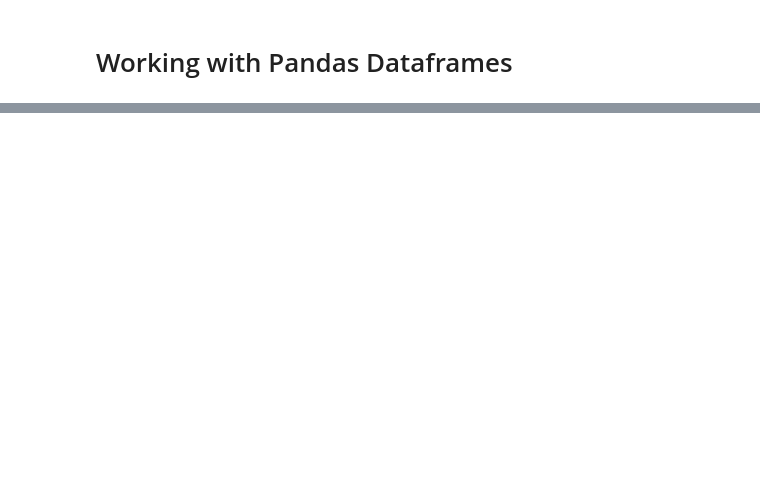
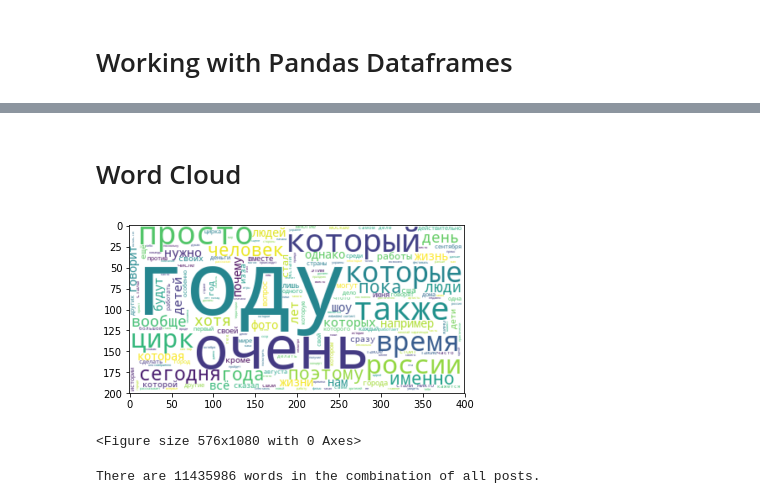
Before and after one commit to happywanderer/techday_nlp_demo, a Jupyter notebook: Jim/Russian Language Test.ipynb, the cells around one changed output, grey strips where cells are left out. Saved outputs shown, nothing was run; the diff lists cells and outputs as text; code cells hidden in the pictures; blank space fills up the shorter version.

```diff
--- a/Jim/Russian Language Test.ipynb
+++ b/Jim/Russian Language Test.ipynb
@@ -278,0 +506,22 @@ text
+# %% [markdown]
+# Word Cloud
+# %%
+# Did not work for forumsdf or tumblrdf:  TypeError: sequence item 1581: expected str instance, float found
+
+def wordcloud(df):
+
+    cloud = ''.join(post for post in df.Cleaned_Text)
+    wordcloud = WordCloud(width=400, height=200, scale=1, background_color='white').generate(cloud)
+
+    plt.imshow(wordcloud, interpolation='bilinear')
+    plt.figure(figsize=(8, 15))
+    plt.show()
+
+    print('There are {} words in the combination of all posts.'.format(len(cloud)))
+# %%
+newsdf = pd.read_csv('../data/clean_dfs/news.csv')
+wordcloud(newsdf)
+# %% [output]
+[figure, added]
+<Figure size 576x1080 with 0 Axes>
+There are 11435986 words in the combination of all posts.
```
Also changed, not shown: parts of 81 cells of this notebook, 16 other files.
